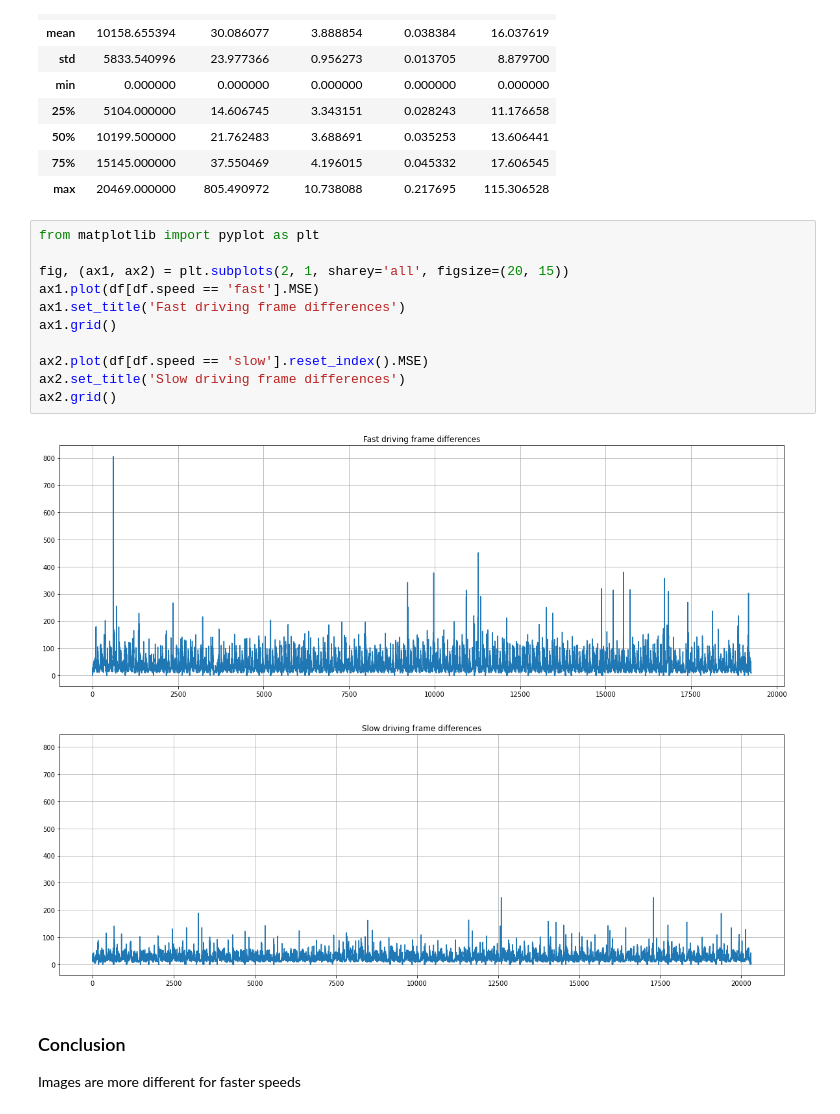
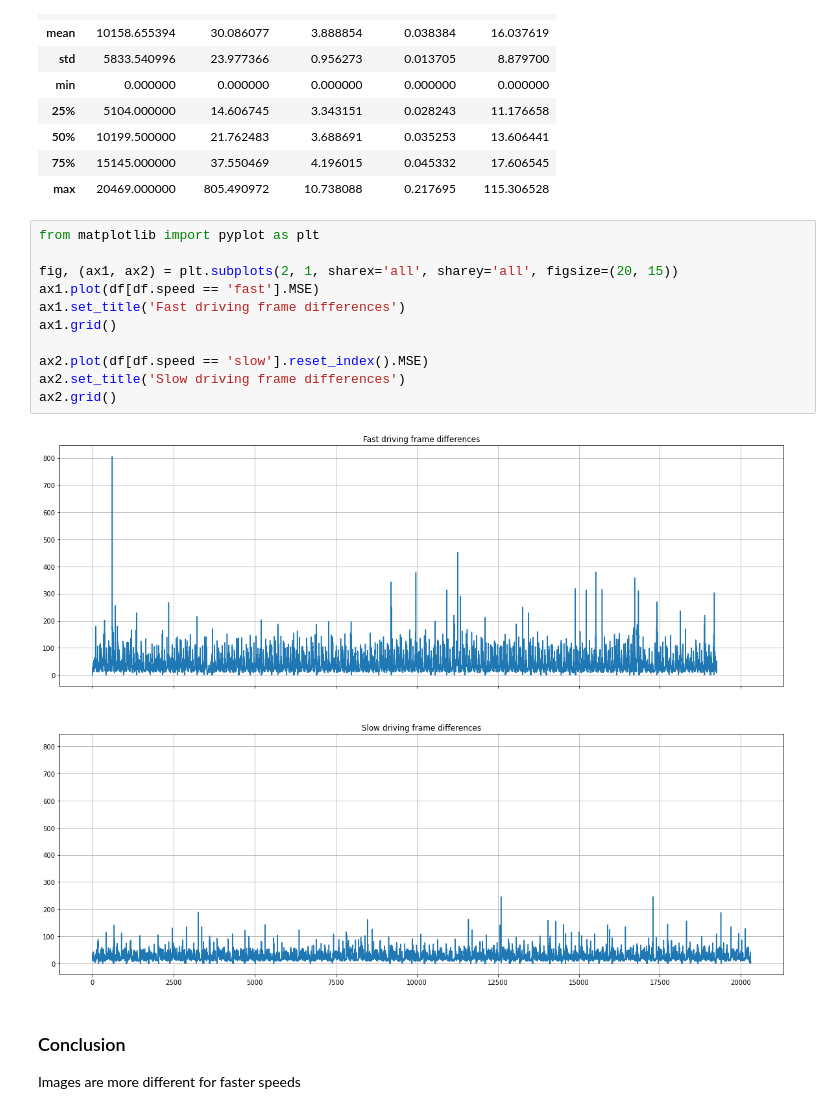
Before and after one commit to kristjanr/dat-sci-master-thesis, a Jupyter notebook: FrameDifferences.ipynb, the cells around one changed output. Saved outputs shown, nothing was run; the diff lists cells and outputs as text.

```diff
--- a/FrameDifferences.ipynb
+++ b/FrameDifferences.ipynb
@@ -154,16 +154,16 @@ df.describe()
 # %%
 from matplotlib import pyplot as plt
 
-fig, (ax1, ax2) = plt.subplots(2, 1, sharey='all', figsize=(20, 15))
+fig, (ax1, ax2) = plt.subplots(2, 1, sharex='all', sharey='all', figsize=(20, 15))
 ax1.plot(df[df.speed == 'fast'].MSE)
 ax1.set_title('Fast driving frame differences')
 ax1.grid()
 
 ax2.plot(df[df.speed == 'slow'].reset_index().MSE)
 ax2.set_title('Slow driving frame differences')
 ax2.grid()
 # %% [output]
-[figure, old version]
+[figure, new version]
 # %% [markdown]
 ### Conclusion
 Images are more different for faster speeds
```
